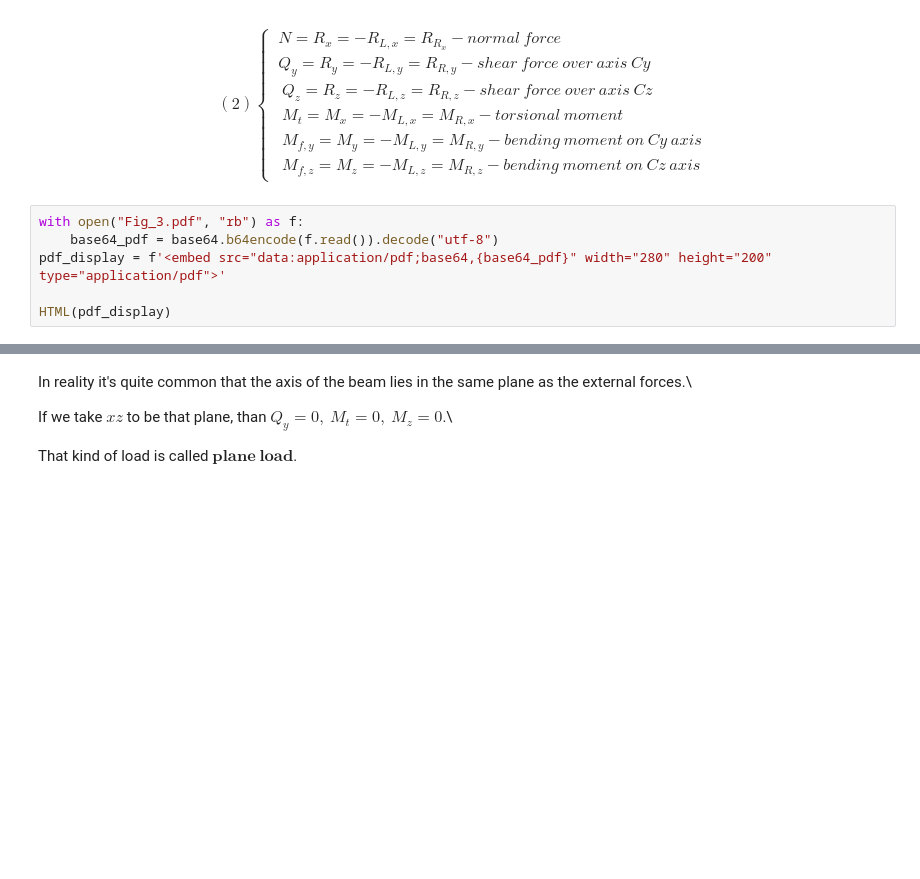
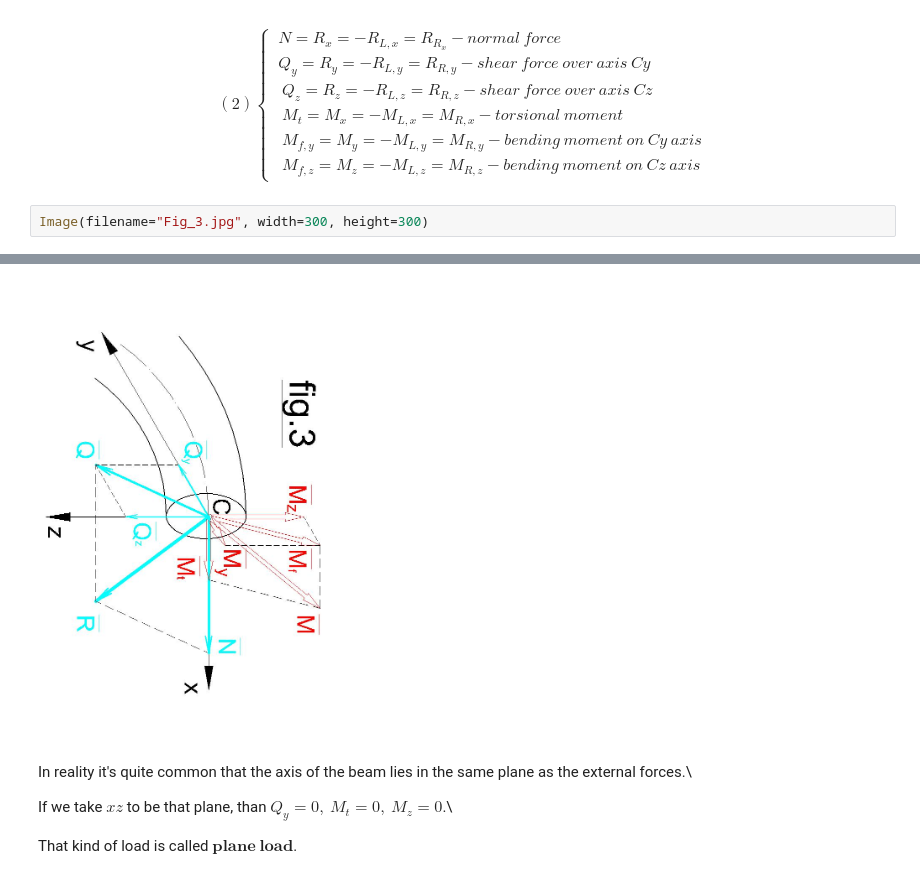
Before and after one commit to AleksandrinaStoyanova/Internal-Forces, a Jupyter notebook: Internal Forces.ipynb, the cells around one changed output, grey strips where cells are left out. Drawn from its saved outputs; the diff is of its cells as text; blank space fills up the shorter version.

```diff
--- a/Internal Forces.ipynb
+++ b/Internal Forces.ipynb
@@ -74,9 +64,5 @@ $$(2)\begin{equation}
 \right.
 \end{equation}$$
 # %%
-with open("Fig_3.pdf", "rb") as f:
-    base64_pdf = base64.b64encode(f.read()).decode("utf-8")
-pdf_display = f'<embed src="data:application/pdf;base64,{base64_pdf}" width="280" height="200" type="application/pdf">'
-
-HTML(pdf_display)
+Image(filename="Fig_3.jpg", width=300, height=300)
 # %% [output]
@@ -84,3 +69,4 @@ HTML(pdf_display)
+[figure, added]
 # %% [markdown]
 In reality it's quite common that the axis of the beam lies in the same plane as the external forces.\
 
```
Also changed, not shown: parts of 8 cells of this notebook.
